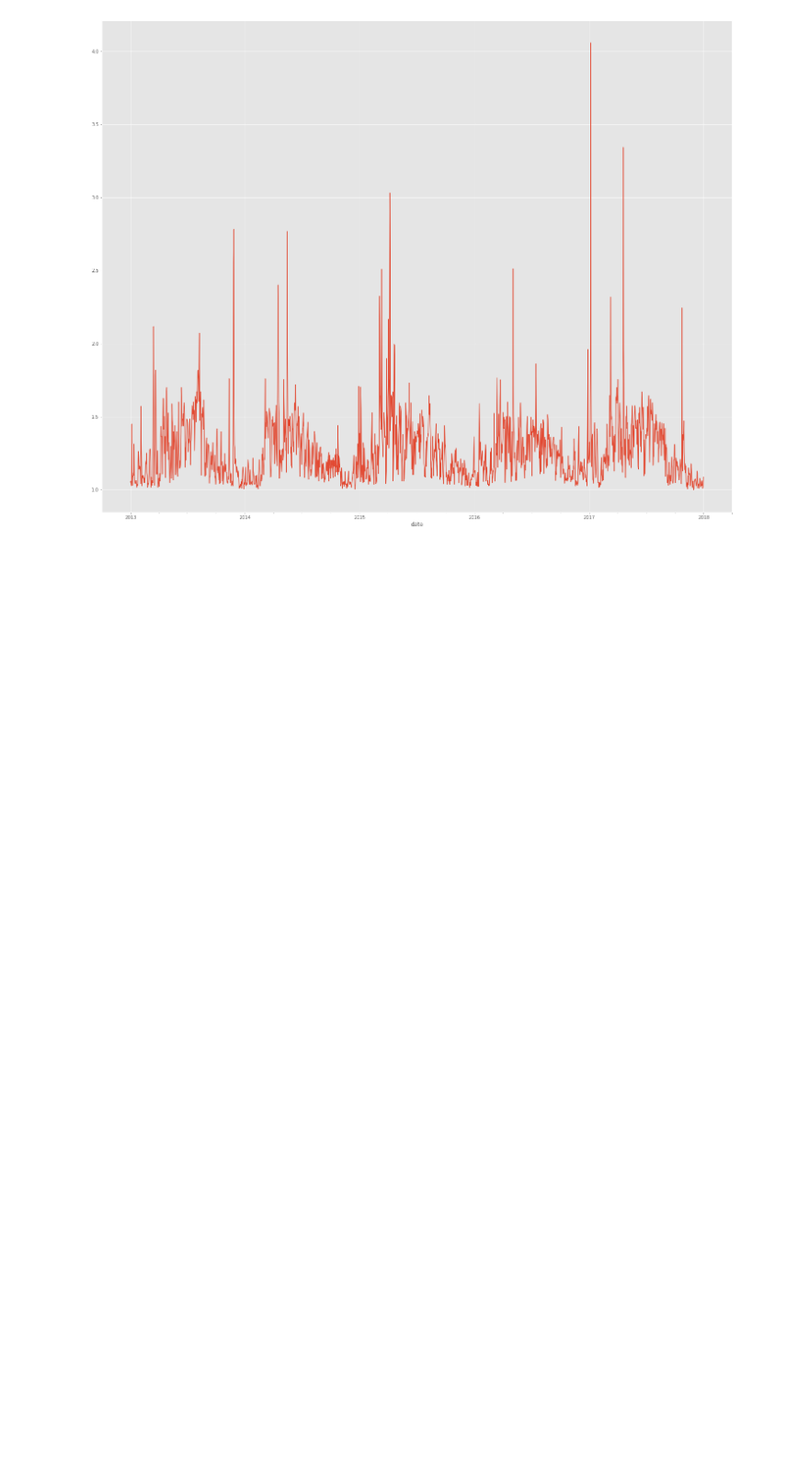
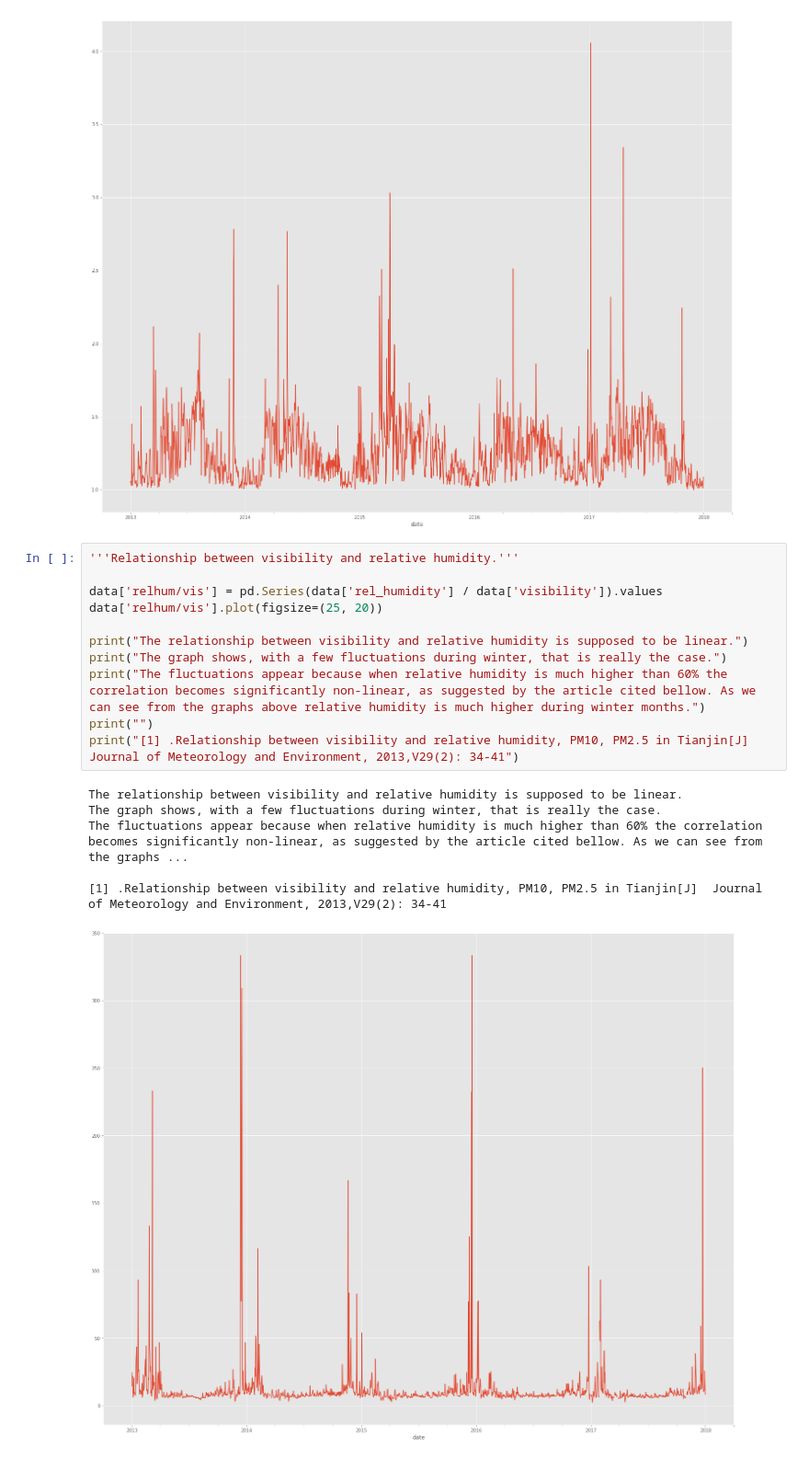
Before and after one commit to bbencina/Programiranje1_projektna_vreme, a Jupyter notebook: weather_analysis.ipynb, the cells around one changed output. Shown at 92% size. Cells and saved outputs as stored; diff of their text form; blank space fills up the shorter version.

```diff
--- a/weather_analysis.ipynb
+++ b/weather_analysis.ipynb
@@ -117,3 +117,21 @@ with minor discrepancies, it is.'''
 # %% [output]
 <matplotlib.axes._subplots.AxesSubplot at 0x...>
 [figure]
+# %%
+'''Relationship between visibility and relative humidity.'''
+
+data['relhum/vis'] = pd.Series(data['rel_humidity'] / data['visibility']).values
+data['relhum/vis'].plot(figsize=(25, 20))
+
+print("The relationship between visibility and relative humidity is supposed to be linear.")
+print("The graph shows, with a few fluctuations during winter, that is really the case.")
+print("The fluctuations appear because when relative humidity is much higher than 60% the correlation becomes significantly non-linear, as suggested by the article cited bellow. As we can see from the graphs above relative humidity is much higher during winter months.")
+print("")
+print("[1] .Relationship between visibility and relative humidity, PM10, PM2.5 in Tianjin[J]  Journal of Meteorology and Environment, 2013,V29(2): 34-41")
+# %% [output]
+The relationship between visibility and relative humidity is supposed to be linear.
+The graph shows, with a few fluctuations during winter, that is really the case.
+The fluctuations appear because when relative humidity is much higher than 60% the correlation becomes significantly non-linear, as suggested by the article cited bellow. As we can see from the graphs ...
+
+[1] .Relationship between visibility and relative humidity, PM10, PM2.5 in Tianjin[J]  Journal of Meteorology and Environment, 2013,V29(2): 34-41
+[figure, added]
```
Also changed, not shown: parts of 2 cells of this notebook.
